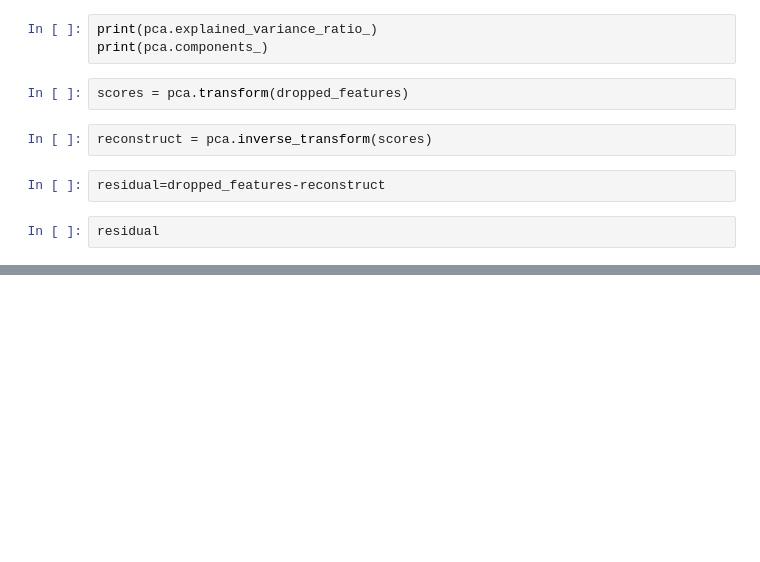
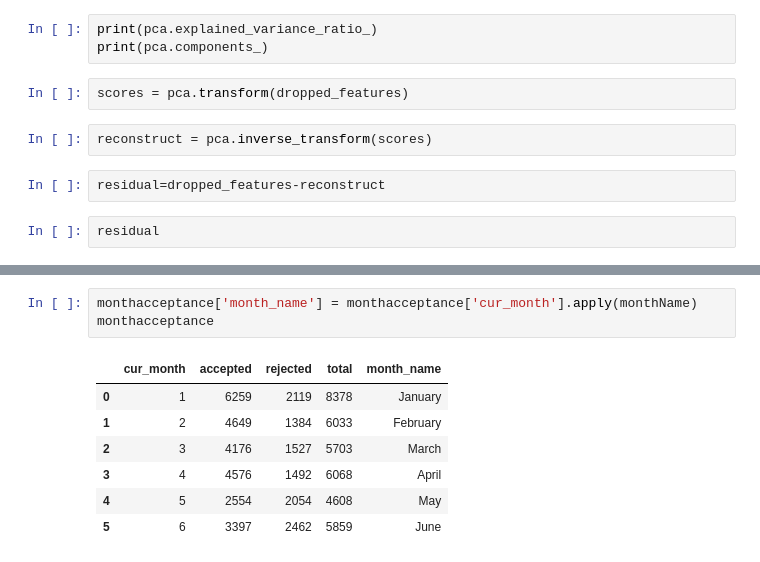
Before and after one commit to prudentprogrammer/Pull-Requests-Determinants, a Jupyter notebook: Pull Requests Determinants.ipynb, the cells around one changed output, grey strips where cells are left out. Drawn from its saved outputs; the diff is of its cells as text; blank space fills up the shorter version.

```diff
--- a/Pull Requests Determinants.ipynb
+++ b/Pull Requests Determinants.ipynb
@@ -767,0 +784,11 @@ residual
+# %%
+monthacceptance['month_name'] = monthacceptance['cur_month'].apply(monthName)
+monthacceptance
+# %% [output]
+|  | cur_month | accepted | rejected | total | month_name |
+| 0 | 1 | 6259 | 2119 | 8378 | January |
+| 1 | 2 | 4649 | 1384 | 6033 | February |
+| 2 | 3 | 4176 | 1527 | 5703 | March |
+| 3 | 4 | 4576 | 1492 | 6068 | April |
+| 4 | 5 | 2554 | 2054 | 4608 | May |
+| 5 | 6 | 3397 | 2462 | 5859 | June |
```
Also changed, not shown: parts of 5 cells of this notebook.
